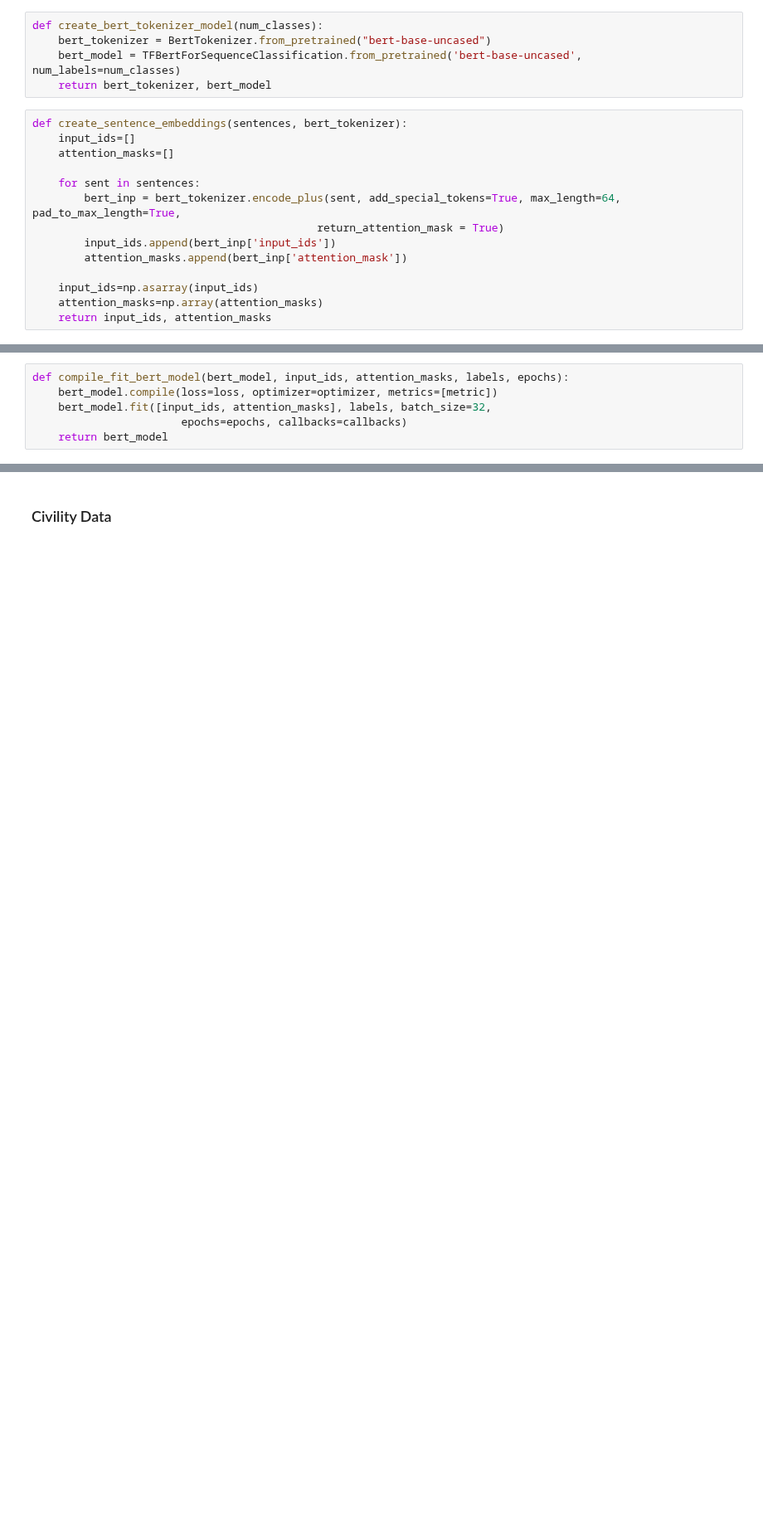
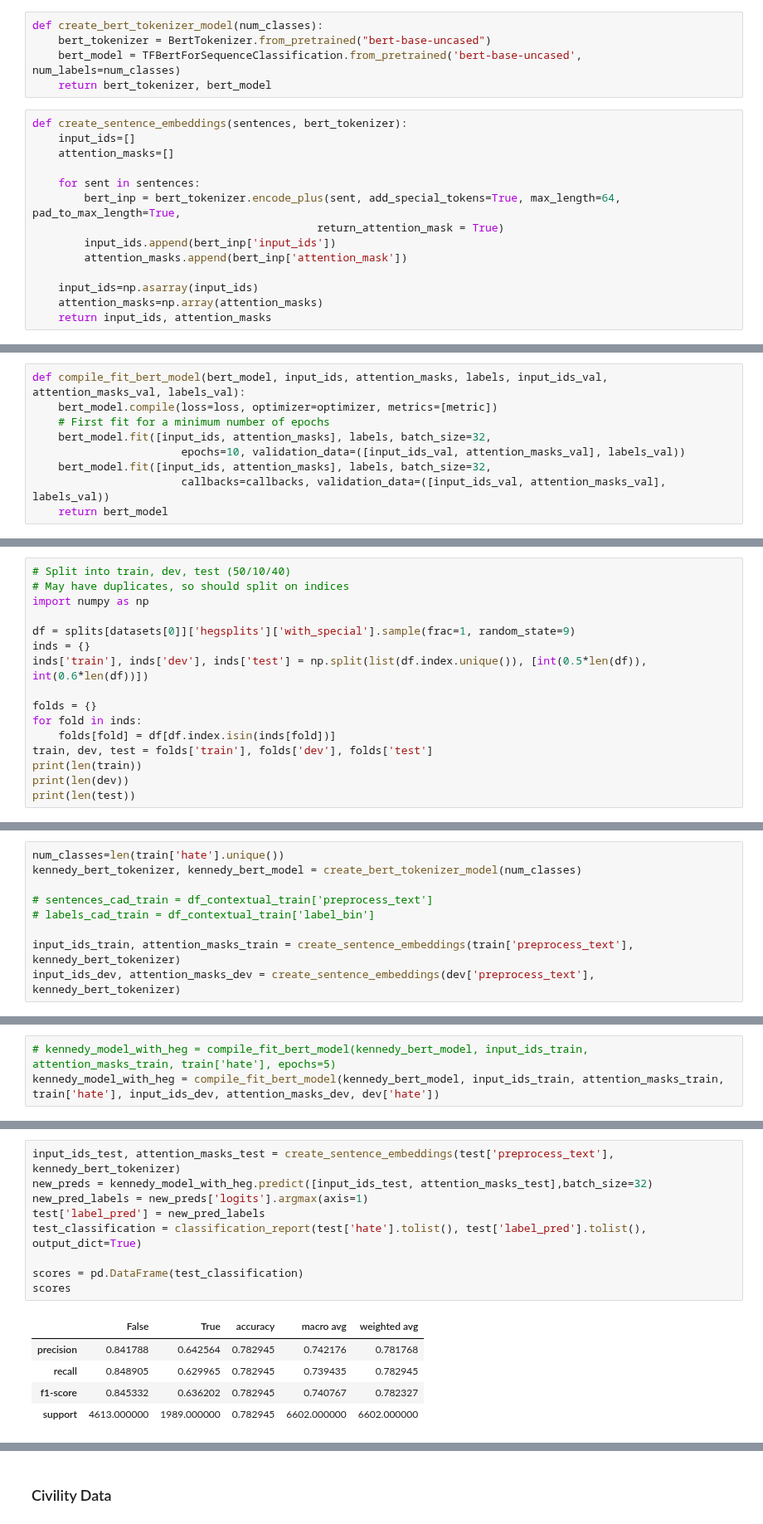
Before and after one commit to michaelmilleryoder/hate_speech_identities, a Jupyter notebook: jupyter/bert_hate_speech_classifier.ipynb, the cells around one changed output, grey strips where cells are left out. Shown at 83% size. Cells and saved outputs as stored; diff of their text form; blank space fills up the shorter version.

Commit message:
bert changes validation

```diff
--- a/jupyter/bert_hate_speech_classifier.ipynb
+++ b/jupyter/bert_hate_speech_classifier.ipynb
@@ -76,6 +84,9 @@ optimizer = tf.keras.optimizers.Adam(learning_rate=2e-5, epsilon=1e-08)
 # %%
-def compile_fit_bert_model(bert_model, input_ids, attention_masks, labels, epochs):
+def compile_fit_bert_model(bert_model, input_ids, attention_masks, labels, input_ids_val, attention_masks_val, labels_val):
     bert_model.compile(loss=loss, optimizer=optimizer, metrics=[metric])
+    # First fit for a minimum number of epochs
     bert_model.fit([input_ids, attention_masks], labels, batch_size=32,
-                       epochs=epochs, callbacks=callbacks)
+                       epochs=10, validation_data=([input_ids_val, attention_masks_val], labels_val))
+    bert_model.fit([input_ids, attention_masks], labels, batch_size=32,
+                       callbacks=callbacks, validation_data=([input_ids_val, attention_masks_val], labels_val))
     return bert_model
@@ -81,0 +123,16 @@ def compile_fit_bert_model(bert_model, input_ids, attention_masks, labels, epoch
+# %%
+# Split into train, dev, test (50/10/40)
+# May have duplicates, so should split on indices
+import numpy as np
+
+df = splits[datasets[0]]['hegsplits']['with_special'].sample(frac=1, random_state=9)
+inds = {}
+inds['train'], inds['dev'], inds['test'] = np.split(list(df.index.unique()), [int(0.5*len(df)), int(0.6*len(df))])
+
+folds = {}
+for fold in inds:
+    folds[fold] = df[df.index.isin(inds[fold])]
+train, dev, test = folds['train'], folds['dev'], folds['test']
+print(len(train))
+print(len(dev))
+print(len(test))
@@ -81,0 +187,9 @@ def compile_fit_bert_model(bert_model, input_ids, attention_masks, labels, epoch
+# %%
+num_classes=len(train['hate'].unique())
+kennedy_bert_tokenizer, kennedy_bert_model = create_bert_tokenizer_model(num_classes)
+
+# sentences_cad_train = df_contextual_train['preprocess_text']
+# labels_cad_train = df_contextual_train['label_bin']
+
+input_ids_train, attention_masks_train = create_sentence_embeddings(train['preprocess_text'], kennedy_bert_tokenizer)
+input_ids_dev, attention_masks_dev = create_sentence_embeddings(dev['preprocess_text'], kennedy_bert_tokenizer)
@@ -81,0 +202,3 @@ def compile_fit_bert_model(bert_model, input_ids, attention_masks, labels, epoch
+# %%
+# kennedy_model_with_heg = compile_fit_bert_model(kennedy_bert_model, input_ids_train, attention_masks_train, train['hate'], epochs=5)
+kennedy_model_with_heg = compile_fit_bert_model(kennedy_bert_model, input_ids_train, attention_masks_train, train['hate'], input_ids_dev, attention_masks_dev, dev['hate'])
@@ -81,0 +227,15 @@ def compile_fit_bert_model(bert_model, input_ids, attention_masks, labels, epoch
+# %%
+input_ids_test, attention_masks_test = create_sentence_embeddings(test['preprocess_text'], kennedy_bert_tokenizer)
+new_preds = kennedy_model_with_heg.predict([input_ids_test, attention_masks_test],batch_size=32)
+new_pred_labels = new_preds['logits'].argmax(axis=1)
+test['label_pred'] = new_pred_labels
+test_classification = classification_report(test['hate'].tolist(), test['label_pred'].tolist(), output_dict=True)
+
+scores = pd.DataFrame(test_classification)
+scores
+# %% [output]
+|  | False | True | accuracy | macro avg | weighted avg |
+| precision | 0.841788 | 0.642564 | 0.782945 | 0.742176 | 0.781768 |
+| recall | 0.848905 | 0.629965 | 0.782945 | 0.739435 | 0.782945 |
+| f1-score | 0.845332 | 0.636202 | 0.782945 | 0.740767 | 0.782327 |
+| support | 4613.000000 | 1989.000000 | 0.782945 | 6602.000000 | 6602.000000 |
```
Also changed, not shown: parts of 41 cells of this notebook, 3 other files.
